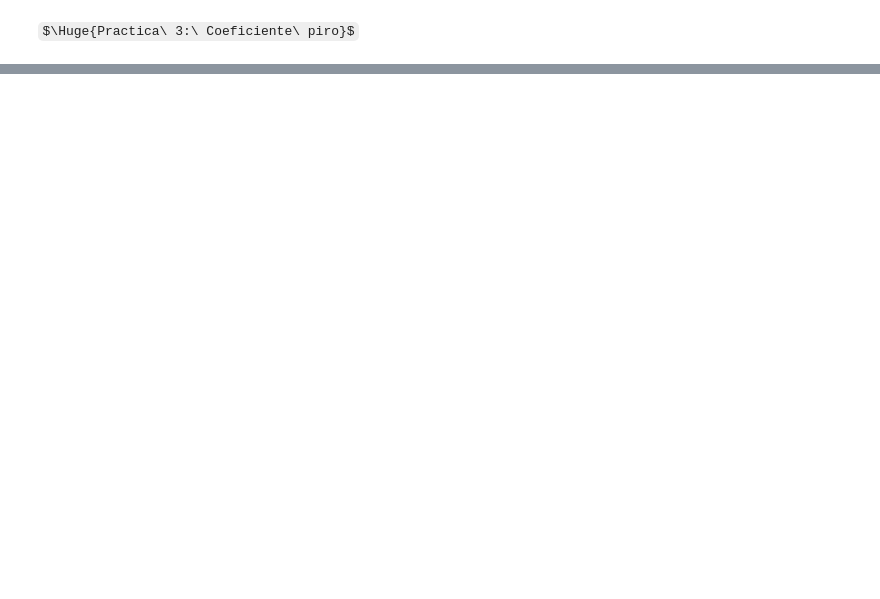
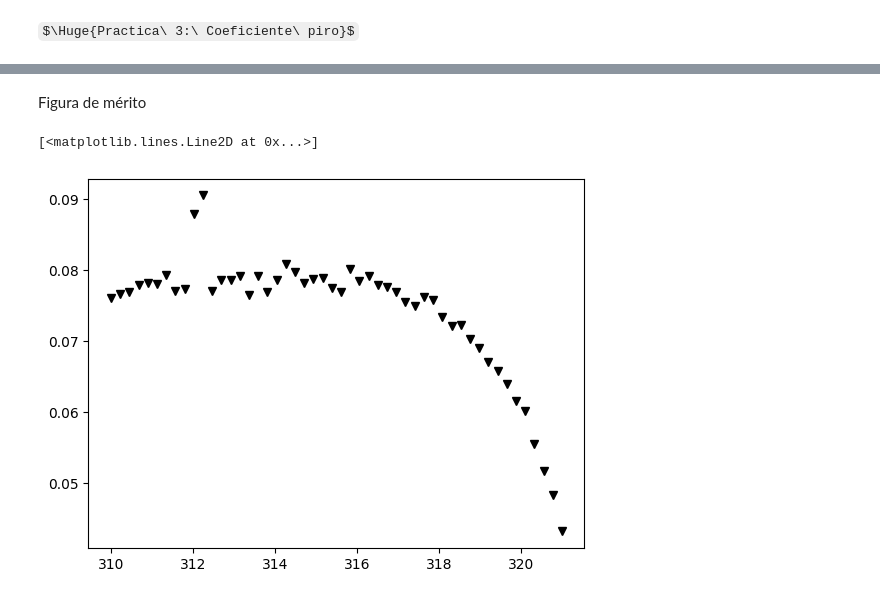
Before and after one commit to albertopeinador/termicas, a Jupyter notebook: lab_termo.ipynb, the cells around one changed output, grey strips where cells are left out. Saved outputs shown, nothing was run; the diff lists cells and outputs as text; code cells hidden in the pictures; some formulas as TeX source; blank space fills up the shorter version.

```diff
--- a/lab_termo.ipynb
+++ b/lab_termo.ipynb
@@ -97,0 +96,18 @@ ax2.plot(data[1].loc[:len(P)-1], P)
+# %% [markdown]
+Figura de mérito
+# %%
+#    Load c data
+rho = 1.69
+c = pd.read_csv('datos_practicas_23_24/calorespecifico.dat', header=None)
+cSv = c[1] * rho
+T = np.linspace(310, 321, 50)
+Fv = []
+for i in T:
+    df_closest_e = e_TGS.iloc[(C_TGS[0]-i).abs().argsort()[:1]]
+    df_closest_cSv = cSv.iloc[(c[0]-i).abs().argsort()[:1]]
+    df_closest_pi = pi.iloc[(data[1]-i).abs().argsort()[:1]]
+    Fv.append(-df_closest_pi.to_list()[0] / (e0 * df_closest_e.to_list()[0] * df_closest_cSv.to_list()[0]))
+plt.plot(T, Fv, 'kv')
+# %% [output]
+[<matplotlib.lines.Line2D at 0x...>]
+[figure, added]
```
Also changed, not shown: parts of 5 cells of this notebook.
